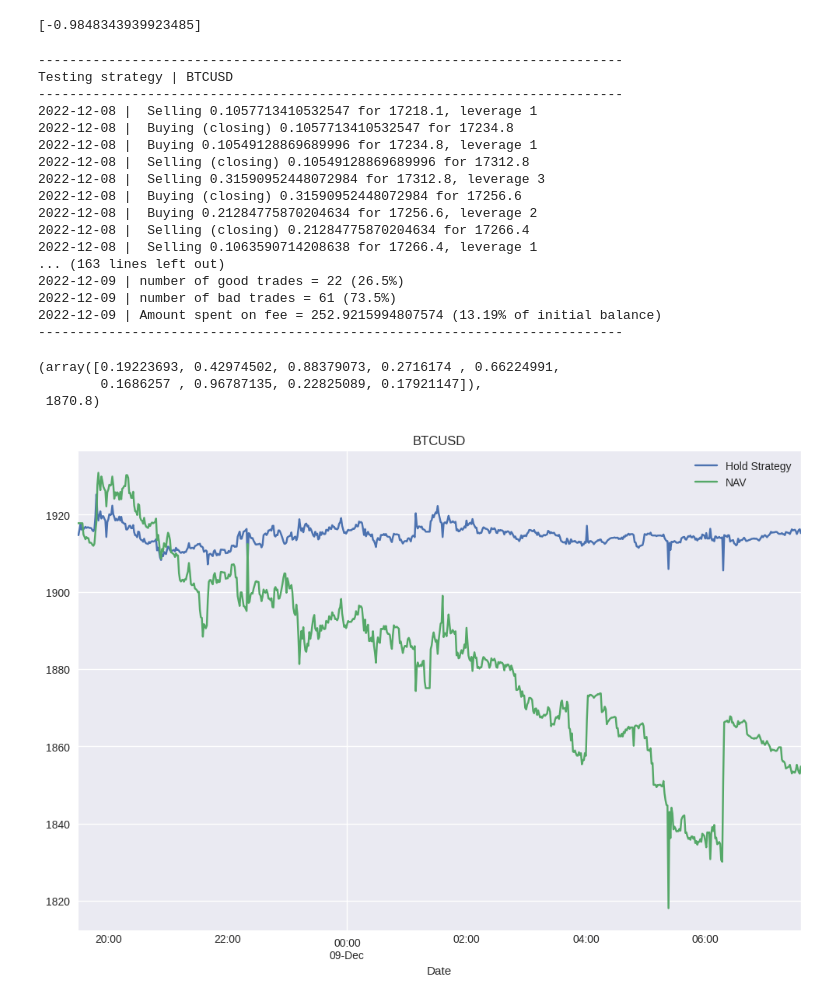
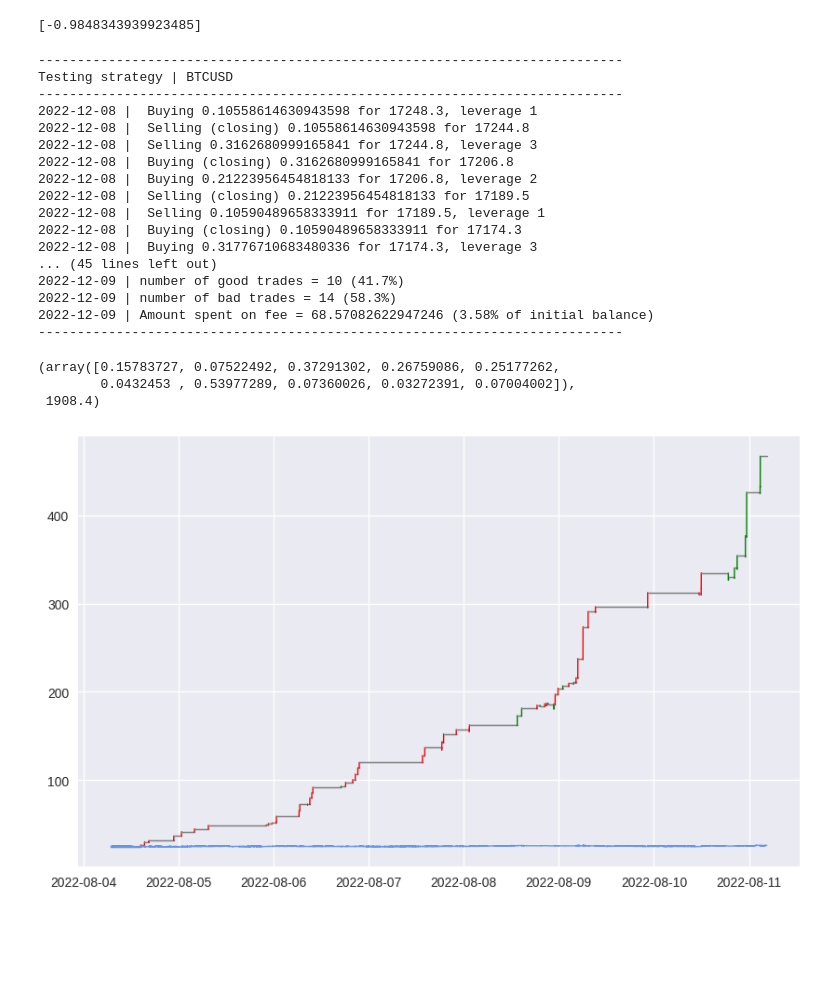
Before and after one commit to mauricioavs/trading-bot, a Jupyter notebook: Main Test Model.ipynb, the cells around one changed output. Cells and saved outputs as stored; diff of their text form; code cells hidden in the pictures; blank space fills up the shorter version.

```diff
--- a/Main Test Model.ipynb
+++ b/Main Test Model.ipynb
@@ -229,11 +230,19 @@ class BinanceApi():
         raw["Hold Strategy"] = raw["returns"].cumsum().apply(np.exp) * self.initial_balance
         self.data = raw
 
-    def plot_data(self, cols = None):
-        if cols is None:
-            cols = "Close"
-        self.data[cols].plot(figsize = (12, 8), title = self.symbol)
-
+    def plot_data(self, cols = None, show_pos = False):
+        if not show_pos:
+            if cols is None:
+                cols = "Close"
+            self.data[cols].plot(figsize = (12, 8), title = self.symbol)
+        else:
+            colors = ['green' if x==1 else ( "red" if x== -1 else "gray" ) for x in self.positions]
+            plt.figure(figsize=(10,6))
+            for i in range(1,len(self.data)):
+                s = self.data.iloc[i-1:i+1]
+                plt.plot(s.index, s[["NAV"]], c=colors[i-1], linewidth = 1)
+            plt.plot(self.data.index, self.data[["Hold Strategy"]], c="cornflowerblue", linewidth=1)
+            plt.show()
     def get_values(self, bar):
         date = str(self.data.index[bar].date())
         close = round(self.data.Close.iloc[bar], 5)
@@ -654,2 +738,16 @@ bc = IterativeBacktest(
 )
+# %%
+bc = IterativeBacktest(
+    symbol = "BTCUSD",
+    #start of file at 2022-12-14 09:32
+    #end of file at 2022-12-14 21:31
+    start = "2022-12-14 09:32",
+    end = "2022-12-14 21:31",
+    amount = 25, #Less amount means make tests faster
+    use_fee= True,
+    fee_maker = 0.0002,
+    fee_taker = 0.0004,
+    #csv = "data/btc-usdt_last_1m.csv"
+    csv = "data/dic14_1m.csv"
+)
 # %%
@@ -689,29 +797,32 @@ bc.PnLs
 #-5.81, [ 0.31328324, 0.13459466, 0.99699542, 0.28536573, 0.66910307, 0.16991423, 0.1952118 ]
 #5.44, [ 0.06402599, 0.05398925, 0.09682111, 0.04712657, 0.68254456, 0.29627987, 0.01623222 ]
 #4.16, [0.25046516, 0.01399989, 0.71588332, 0.14803409, 0.68670389, 0.15511717, 0.1301157 , 0.17551095]
-bc.optimize_parameters(number_of_tests = 300)
+#-1.55, [0.38622348, 0.27510436, 0.91285762, 0.06384848, 0.79780852, 0.00582492, 0.49821469, 0.2049848 , 0.28122395, 0.10758905]
+#-0.49, [0.05201524, 0.09468704, 0.38609052, 0.34201563, 0.40169521, 0.22193053, 0.47338638, 0.18096822, 0.1060569 , 0.01509651]
+#1.51, [6.48569358e-02, 2.13687846e-01, 2.48874009e-01, 4.61231031e-02, 5.93058080e-01, 1.33240974e-01, 1.76164752e-04, 9.71044578e-02, 7.98704749e-02, 2.73725603e-01]
+bc.optimize_parameters(number_of_tests = 1000)
 # %% [output]
 ---------------------------------------------------------------------------
 Testing strategy | BTCUSD
 ---------------------------------------------------------------------------
-2022-12-08 |  Selling 0.1057713410532547 for 17218.1, leverage 1
-2022-12-08 |  Buying (closing) 0.1057713410532547 for 17234.8
-2022-12-08 |  Buying 0.10549128869689996 for 17234.8, leverage 1
-2022-12-08 |  Selling (closing) 0.10549128869689996 for 17312.8
-2022-12-08 |  Selling 0.31590952448072984 for 17312.8, leverage 3
-2022-12-08 |  Buying (closing) 0.31590952448072984 for 17256.6
-2022-12-08 |  Buying 0.21284775870204634 for 17256.6, leverage 2
-2022-12-08 |  Selling (closing) 0.21284775870204634 for 17266.4
-2022-12-08 |  Selling 0.1063590714208638 for 17266.4, leverage 1
-... (163 lines left out)
-2022-12-09 | number of good trades = 22 (26.5%)
-2022-12-09 | number of bad trades = 61 (73.5%)
-2022-12-09 | Amount spent on fee = 252.9215994807574 (13.19% of initial balance)
+2022-12-08 |  Buying 0.10558614630943598 for 17248.3, leverage 1
+2022-12-08 |  Selling (closing) 0.10558614630943598 for 17244.8
+2022-12-08 |  Selling 0.3162680999165841 for 17244.8, leverage 3
+2022-12-08 |  Buying (closing) 0.3162680999165841 for 17206.8
+2022-12-08 |  Buying 0.21223956454818133 for 17206.8, leverage 2
+2022-12-08 |  Selling (closing) 0.21223956454818133 for 17189.5
+2022-12-08 |  Selling 0.10590489658333911 for 17189.5, leverage 1
+2022-12-08 |  Buying (closing) 0.10590489658333911 for 17174.3
+2022-12-08 |  Buying 0.31776710683480336 for 17174.3, leverage 3
+... (45 lines left out)
+2022-12-09 | number of good trades = 10 (41.7%)
+2022-12-09 | number of bad trades = 14 (58.3%)
+2022-12-09 | Amount spent on fee = 68.57082622947246 (3.58% of initial balance)
 ---------------------------------------------------------------------------
-(array([0.19223693, 0.42974502, 0.88379073, 0.2716174 , 0.66224991,
-        0.1686257 , 0.96787135, 0.22825089, 0.17921147]),
- 1870.8)
+(array([0.15783727, 0.07522492, 0.37291302, 0.26759086, 0.25177262,
+        0.0432453 , 0.53977289, 0.07360026, 0.03272391, 0.07004002]),
+ 1908.4)
 # %%
-bc.plot_data(["Hold Strategy", "NAV"])
+bc.plot_data(["Hold Strategy", "NAV"], show_pos = True)
 # %% [output]
-[figure, old version]
+[figure, new version]
```
Also changed, not shown: parts of 24 cells of this notebook, 4 other files.
